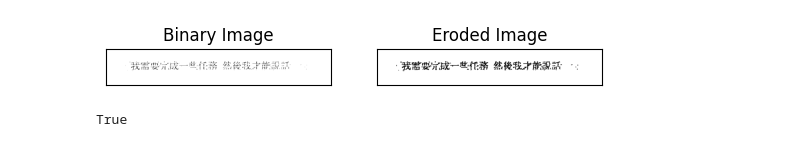
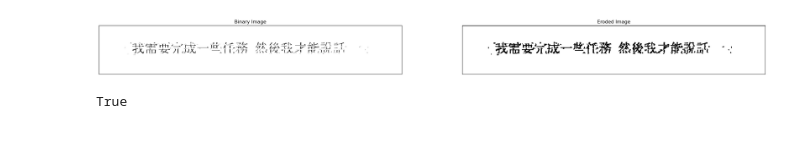
Before and after one commit to Brendj/image-process, a Jupyter notebook: lab4/lab4.ipynb, the cells around one changed output. Cells and saved outputs as stored; diff of their text form; code cells hidden in the pictures.

```diff
--- a/lab4/lab4.ipynb
+++ b/lab4/lab4.ipynb
@@ -8,24 +8,27 @@ image = cv.cvtColor(image1, cv.COLOR_BGR2GRAY)
 # %%
 threshold = 115
 
 # Примените пороговое значение
 ret, binary_image = cv.threshold(image, threshold, 255, cv.THRESH_BINARY)
 
 # Создайте ядро для эрозии
 kernel = np.ones((3,3),np.uint8)
 
 # Примените эрозию
 erosion = cv.erode(binary_image, kernel, iterations = 1)
 
+# Установка размера фигуры
+plt.figure(figsize=(30, 30))
+
 # Отобразите исходное и преобразованное изображения
 plt.subplot(121),plt.imshow(binary_image, cmap='gray')
 plt.title('Binary Image'), plt.xticks([]), plt.yticks([])
 plt.subplot(122),plt.imshow(erosion, cmap='gray')
 plt.title('Eroded Image'), plt.xticks([]), plt.yticks([])
 
 plt.show()
 # %% [output]
-[figure, old version]
+[figure, new version]
 # %%
 cv.imwrite('binary_image.jpg', binary_image)
 cv.imwrite('erosion.jpg', erosion)
```
Also changed, not shown: parts of 1 cell of this notebook, 4 other files.
